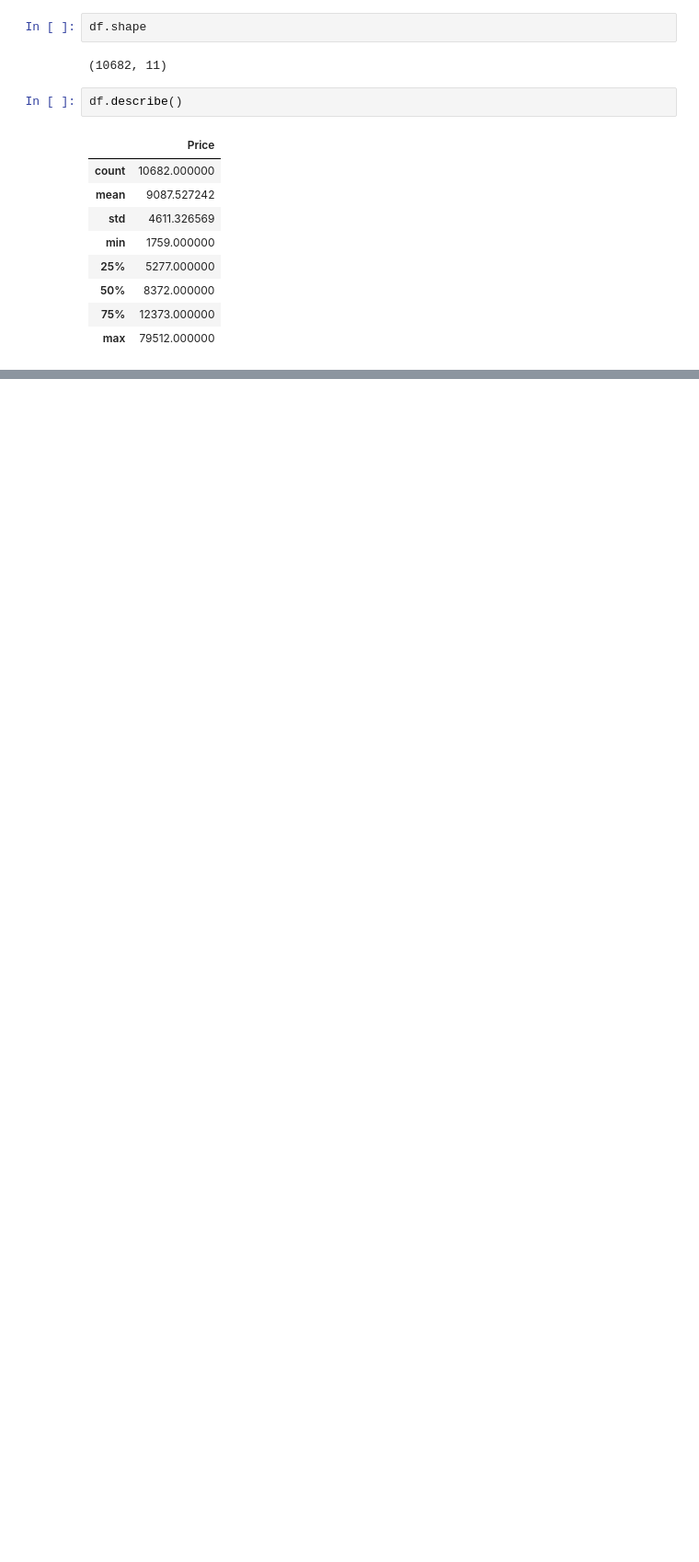
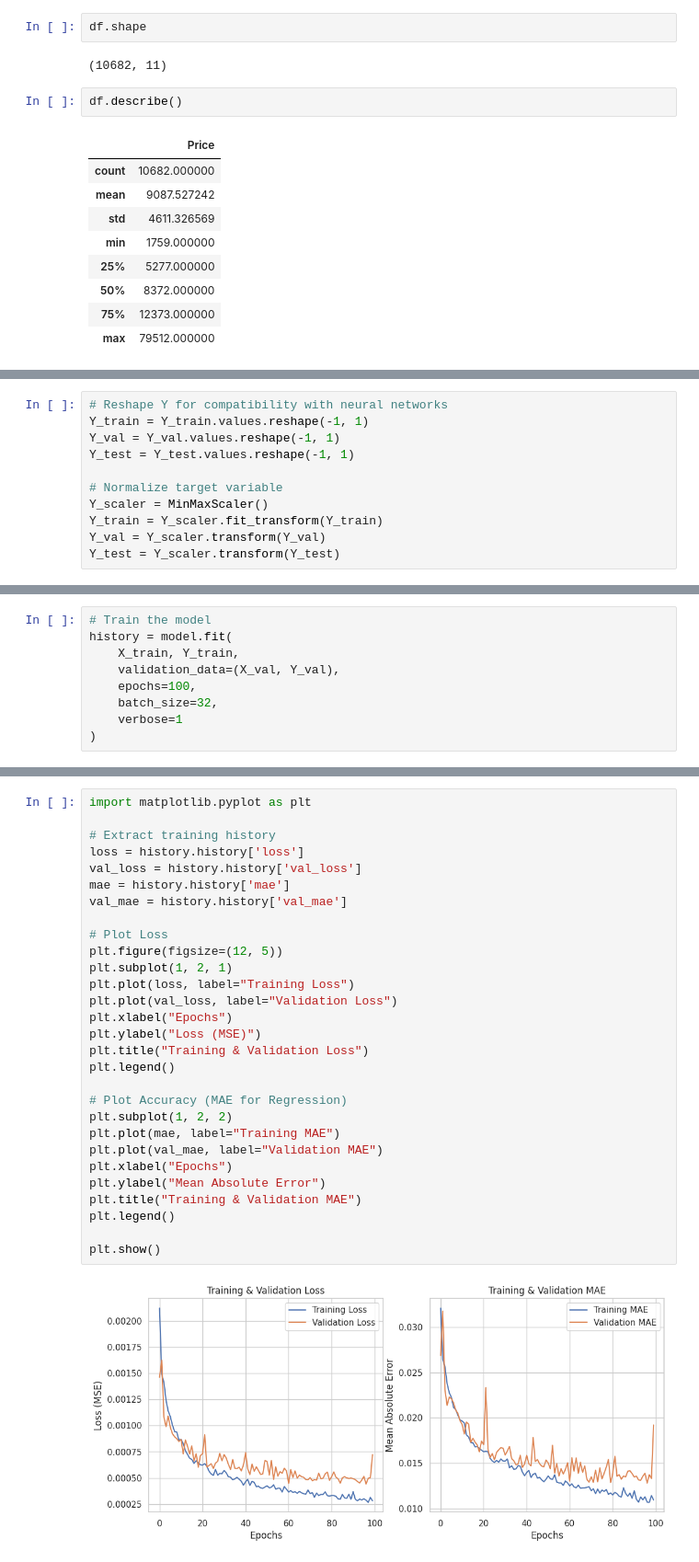
Before and after one commit to navneetsinghsingh/IIS2MDC, a Jupyter notebook: part_A_Flight_price_prediction_using_deep_learning.ipynb, the cells around one changed output, grey strips where cells are left out. Shown at 92% size. Cells and saved outputs as stored; diff of their text form; blank space fills up the shorter version.

```diff
--- a/part_A_Flight_price_prediction_using_deep_learning.ipynb
+++ b/part_A_Flight_price_prediction_using_deep_learning.ipynb
@@ -105,0 +291,11 @@ TypeError: object of type 'numpy.int64' has no len()
+# %%
+# Reshape Y for compatibility with neural networks
+Y_train = Y_train.values.reshape(-1, 1)
+Y_val = Y_val.values.reshape(-1, 1)
+Y_test = Y_test.values.reshape(-1, 1)
+
+# Normalize target variable
+Y_scaler = MinMaxScaler()
+Y_train = Y_scaler.fit_transform(Y_train)
+Y_val = Y_scaler.transform(Y_val)
+Y_test = Y_scaler.transform(Y_test)
@@ -105,0 +317,9 @@ TypeError: object of type 'numpy.int64' has no len()
+# %%
+# Train the model
+history = model.fit(
+    X_train, Y_train,
+    validation_data=(X_val, Y_val),
+    epochs=100,
+    batch_size=32,
+    verbose=1
+)
@@ -105,0 +344,31 @@ TypeError: object of type 'numpy.int64' has no len()
+# %%
+import matplotlib.pyplot as plt
+
+# Extract training history
+loss = history.history['loss']
+val_loss = history.history['val_loss']
+mae = history.history['mae']
+val_mae = history.history['val_mae']
+
+# Plot Loss
+plt.figure(figsize=(12, 5))
+plt.subplot(1, 2, 1)
+plt.plot(loss, label="Training Loss")
+plt.plot(val_loss, label="Validation Loss")
+plt.xlabel("Epochs")
+plt.ylabel("Loss (MSE)")
+plt.title("Training & Validation Loss")
+plt.legend()
+
+# Plot Accuracy (MAE for Regression)
+plt.subplot(1, 2, 2)
+plt.plot(mae, label="Training MAE")
+plt.plot(val_mae, label="Validation MAE")
+plt.xlabel("Epochs")
+plt.ylabel("Mean Absolute Error")
+plt.title("Training & Validation MAE")
+plt.legend()
+
+plt.show()
+# %% [output]
+[figure, added]
```
Also changed, not shown: parts of 23 cells of this notebook.
